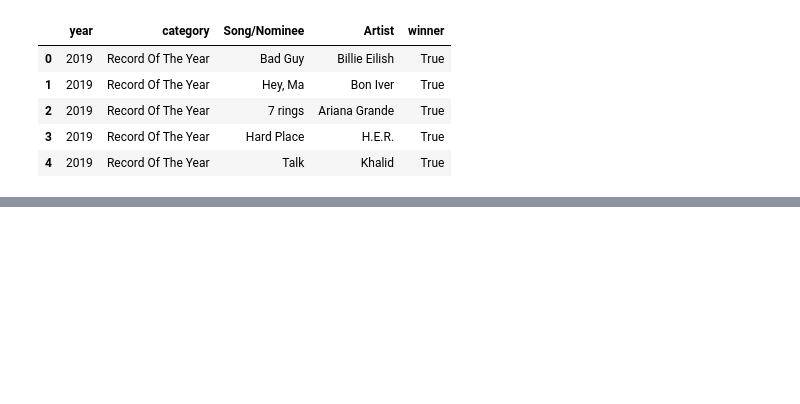
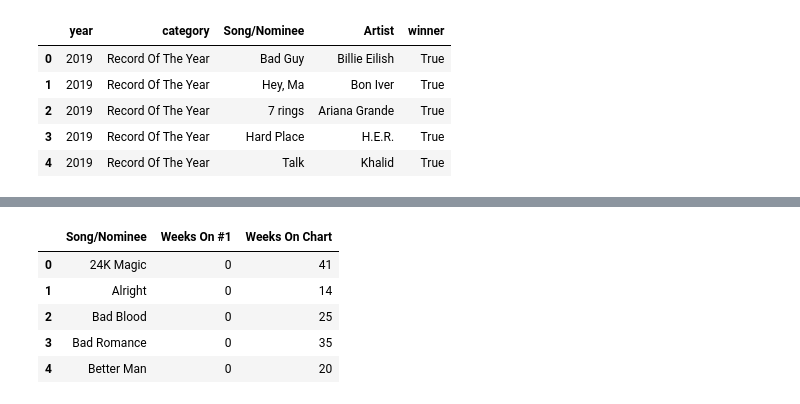
Before and after one commit to AnjanaDelhi/ETL_Project2, a Jupyter notebook: bill_gram.ipynb, the cells around one changed output, grey strips where cells are left out. Saved outputs shown, nothing was run; the diff lists cells and outputs as text; code cells hidden in the pictures; blank space fills up the shorter version.

```diff
--- a/bill_gram.ipynb
+++ b/bill_gram.ipynb
@@ -139,0 +151,10 @@ weeks.head()
+# %%
+weeks_song = df_clean.groupby("Song/Nominee")["Weeks On #1", "Weeks On Chart"].sum().reset_index()
+weeks_song.head()
+# %% [output]
+|  | Song/Nominee | Weeks On #1 | Weeks On Chart |
+| 0 | 24K Magic | 0 | 41 |
+| 1 | Alright | 0 | 14 |
+| 2 | Bad Blood | 0 | 25 |
+| 3 | Bad Romance | 0 | 35 |
+| 4 | Better Man | 0 | 20 |
```
Also changed, not shown: parts of 5 cells of this notebook, 1 other file.
